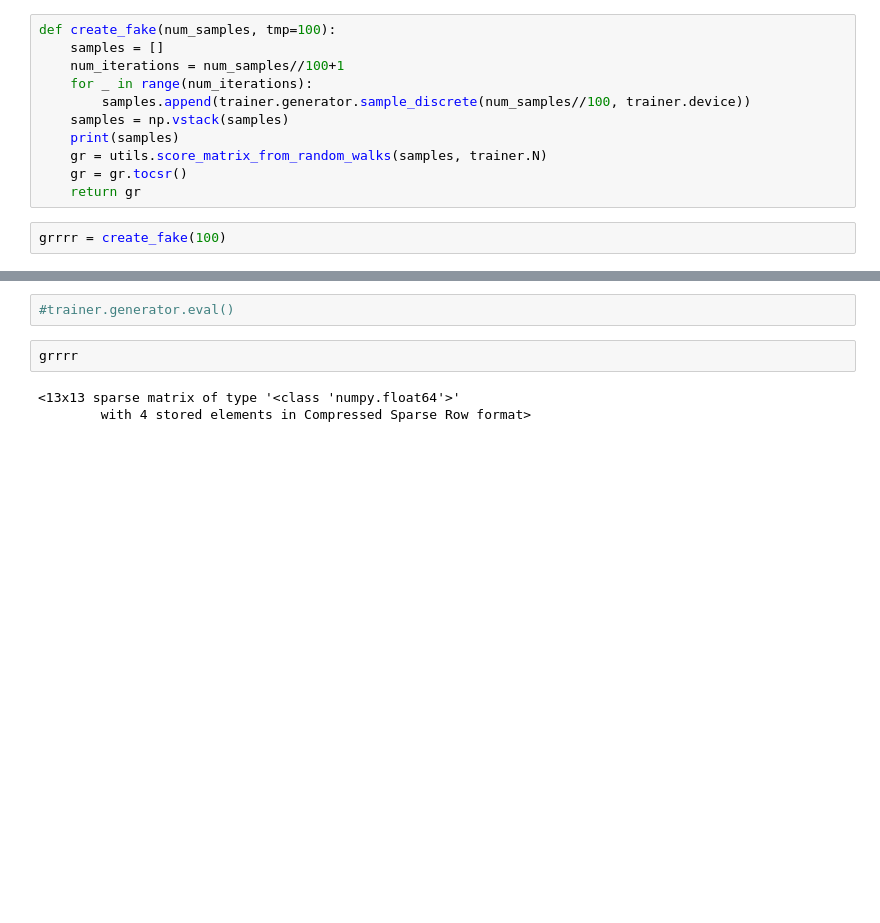
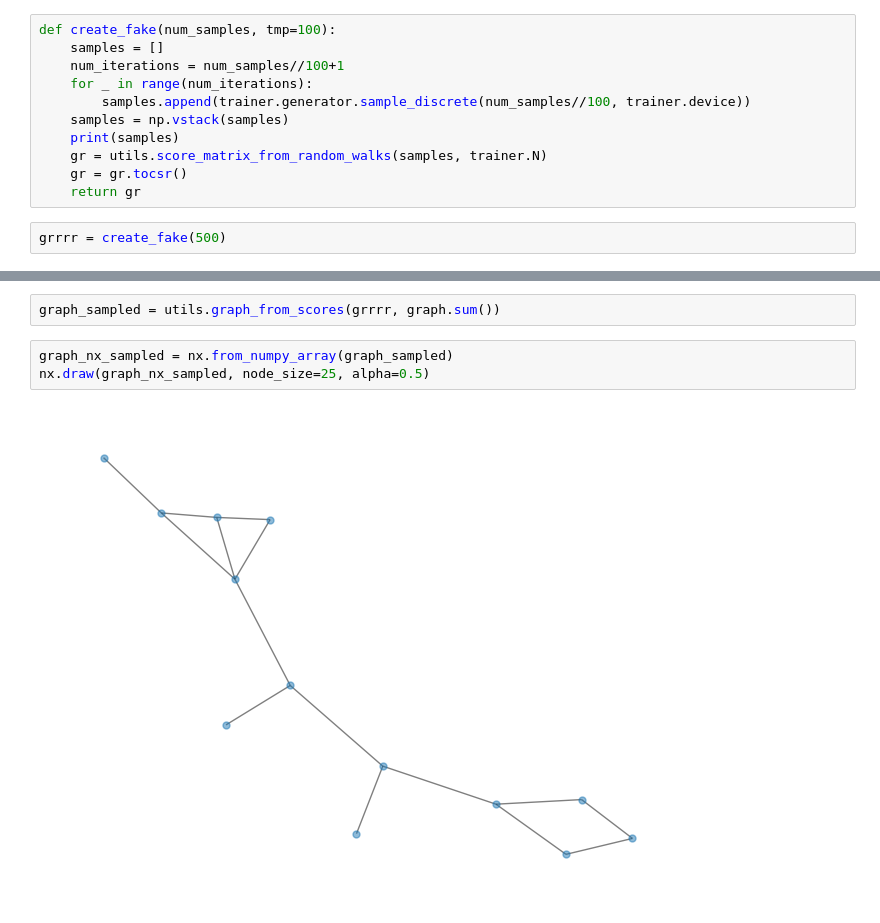
Before and after one commit to Top-Gun-Maxverick/QNetGAN-Version-1, a Jupyter notebook: QNetGAN_v1/QuantumNetGAN.ipynb, the cells around one changed output, grey strips where cells are left out. Saved outputs shown, nothing was run; the diff lists cells and outputs as text; blank space fills up the shorter version.

```diff
--- a/QNetGAN_v1/QuantumNetGAN.ipynb
+++ b/QNetGAN_v1/QuantumNetGAN.ipynb
@@ -246,5 +167,5 @@ def create_fake(num_samples, tmp=100):
     gr = gr.tocsr()
     return gr
 # %%
-grrrr = create_fake(100)
+grrrr = create_fake(500)
 # %% [output]
@@ -253,7 +189,7 @@ grrrr = create_fake(100)
-# %%
-#trainer.generator.eval()
-# %%
-grrrr
-# %% [output]
-<13x13 sparse matrix of type '<class 'numpy.float64'>'
-        with 4 stored elements in Compressed Sparse Row format>
+# %%
+graph_sampled = utils.graph_from_scores(grrrr, graph.sum())
+# %%
+graph_nx_sampled = nx.from_numpy_array(graph_sampled)
+nx.draw(graph_nx_sampled, node_size=25, alpha=0.5)
+# %% [output]
+[figure, added]
```
Also changed, not shown: parts of 9 cells of this notebook.
